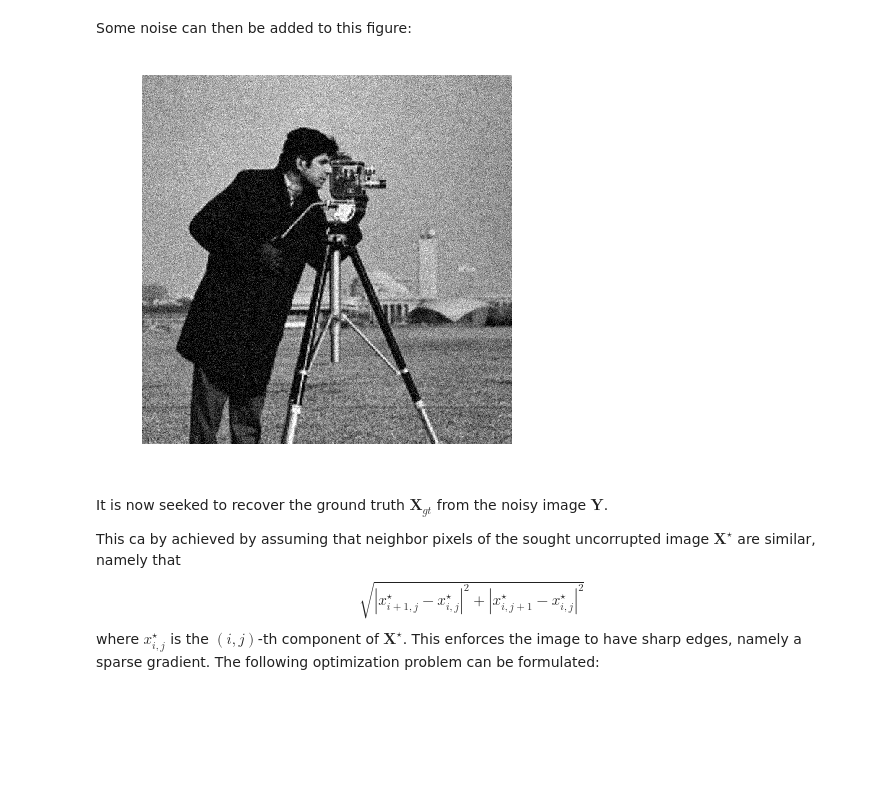
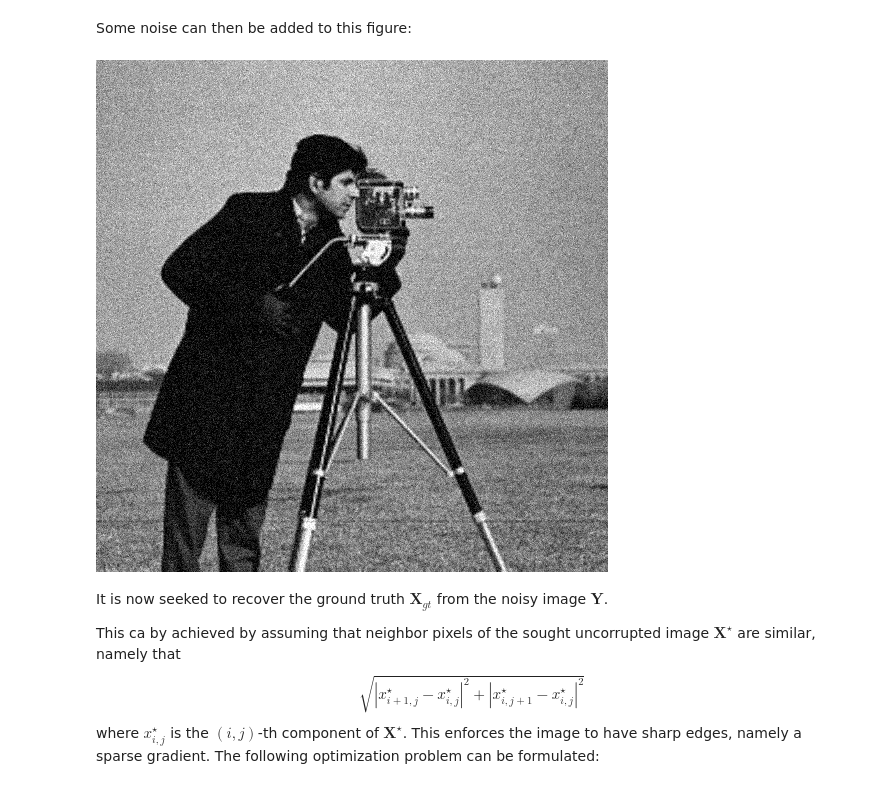
Before and after one commit to JuliaFirstOrder/StructuredOptimization.jl, a Jupyter notebook: demos/TotalVariationDenoising.ipynb, the cells around one changed output. Saved outputs shown, nothing was run; the diff lists cells and outputs as text; code cells hidden in the pictures; blank space fills up the shorter version.

```diff
--- a/demos/TotalVariationDenoising.ipynb
+++ b/demos/TotalVariationDenoising.ipynb
@@ -19,0 +7,6 @@ axis("off");
+# %%
+using Pkg, Random, Images, TestImages, LinearAlgebra
+
+Pkg.activate("."); Pkg.instantiate(); Random.seed!(123) # For reproducibility
+
+Xgt = testimage("cameraman")
@@ -21,17 +18,12 @@ axis("off");
 
 Some noise can then be added to this figure:
 # %%
-srand(123)
-
-Y = Xgt.+sqrt(0.006*vecnorm(Xgt,Inf))*randn(size(Xgt)) # add noise
+Y = Xgt .+ sqrt(0.006*norm(Xgt,Inf))*randn(size(Xgt)) # add noise
 Y[Y .< 0] .= 0. #make sure pixels are in range
 Y[Y .> 1] .= 1.
-
-using PyPlot
-imshow(Y, cmap = "gray")
-axis("off");
+Gray.(Y)
 # %% [output]
-[figure, old version]
+[figure, new version]
 # %% [markdown]
 
 It is now seeked to recover the ground truth $\mathbf{X}_{gt}$ from the noisy image $\mathbf{Y}$.
```
Also changed, not shown: parts of 4 cells of this notebook, 6 other files.
